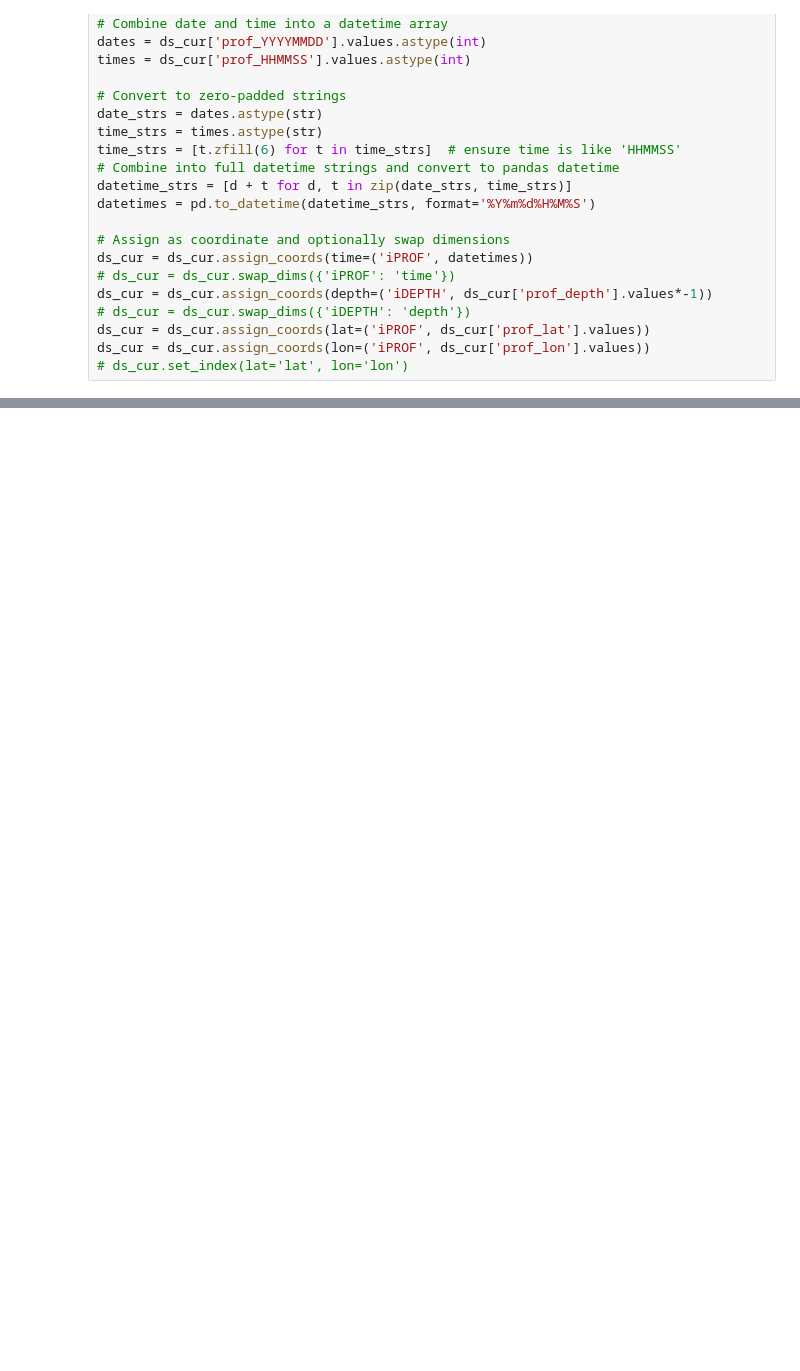
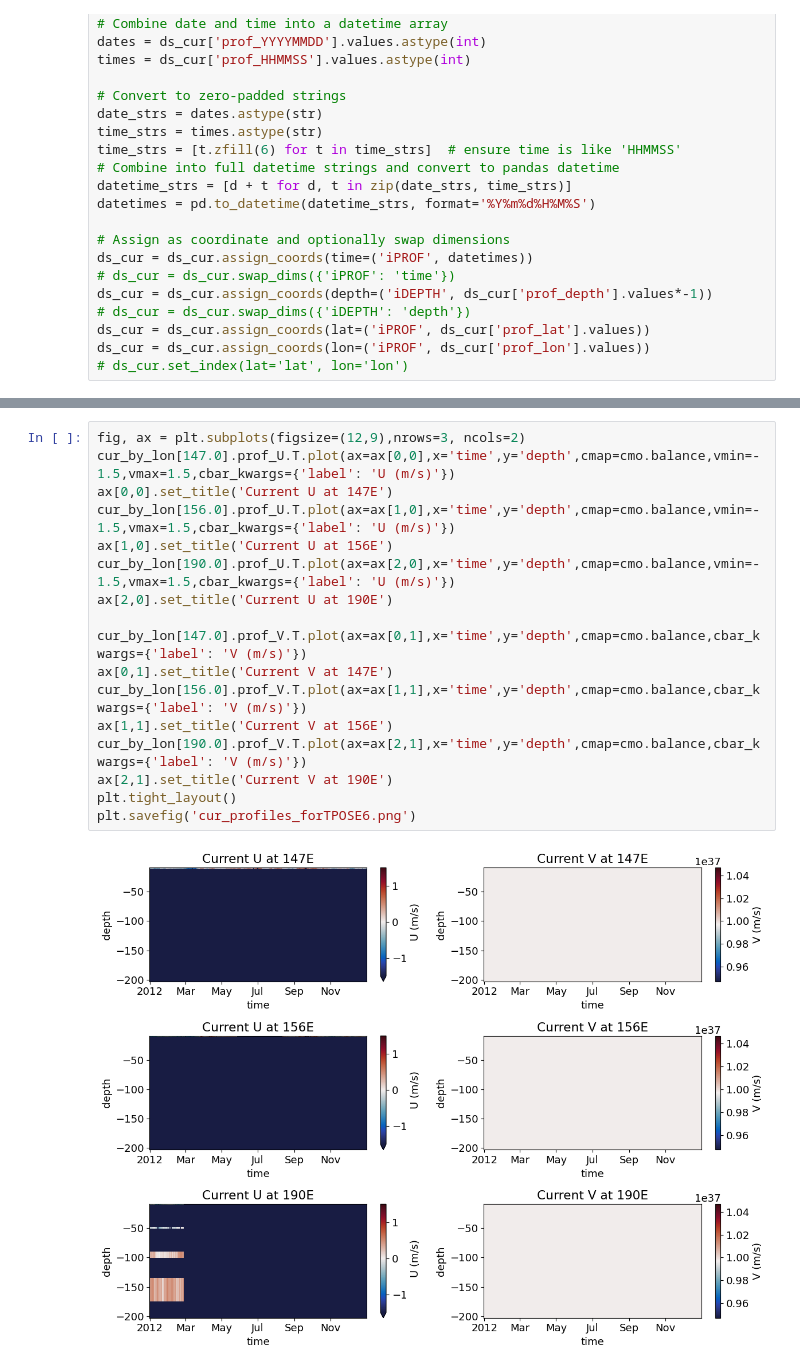
Before and after one commit to eldavenport/TPOSE6_VelocityAssim, a Jupyter notebook: Iter0/VelocityMisft/TPOSE_prof_velocity_misfit.ipynb, the cells around one changed output, grey strips where cells are left out. Saved outputs shown, nothing was run; the diff lists cells and outputs as text; blank space fills up the shorter version.

```diff
--- a/Iter0/VelocityMisft/TPOSE_prof_velocity_misfit.ipynb
+++ b/Iter0/VelocityMisft/TPOSE_prof_velocity_misfit.ipynb
@@ -133,0 +150,19 @@ plt.savefig('adcp_profiles_forTPOSE6.png')
+# %%
+fig, ax = plt.subplots(figsize=(12,9),nrows=3, ncols=2)
+cur_by_lon[147.0].prof_U.T.plot(ax=ax[0,0],x='time',y='depth',cmap=cmo.balance,vmin=-1.5,vmax=1.5,cbar_kwargs={'label': 'U (m/s)'})
+ax[0,0].set_title('Current U at 147E')
+cur_by_lon[156.0].prof_U.T.plot(ax=ax[1,0],x='time',y='depth',cmap=cmo.balance,vmin=-1.5,vmax=1.5,cbar_kwargs={'label': 'U (m/s)'})
+ax[1,0].set_title('Current U at 156E')
+cur_by_lon[190.0].prof_U.T.plot(ax=ax[2,0],x='time',y='depth',cmap=cmo.balance,vmin=-1.5,vmax=1.5,cbar_kwargs={'label': 'U (m/s)'})
+ax[2,0].set_title('Current U at 190E')
+
+cur_by_lon[147.0].prof_V.T.plot(ax=ax[0,1],x='time',y='depth',cmap=cmo.balance,cbar_kwargs={'label': 'V (m/s)'})
+ax[0,1].set_title('Current V at 147E')
+cur_by_lon[156.0].prof_V.T.plot(ax=ax[1,1],x='time',y='depth',cmap=cmo.balance,cbar_kwargs={'label': 'V (m/s)'})
+ax[1,1].set_title('Current V at 156E')
+cur_by_lon[190.0].prof_V.T.plot(ax=ax[2,1],x='time',y='depth',cmap=cmo.balance,cbar_kwargs={'label': 'V (m/s)'})
+ax[2,1].set_title('Current V at 190E')
+plt.tight_layout()
+plt.savefig('cur_profiles_forTPOSE6.png')
+# %% [output]
+[figure, added]
```
Also changed, not shown: parts of 22 cells of this notebook, 12 other files.
